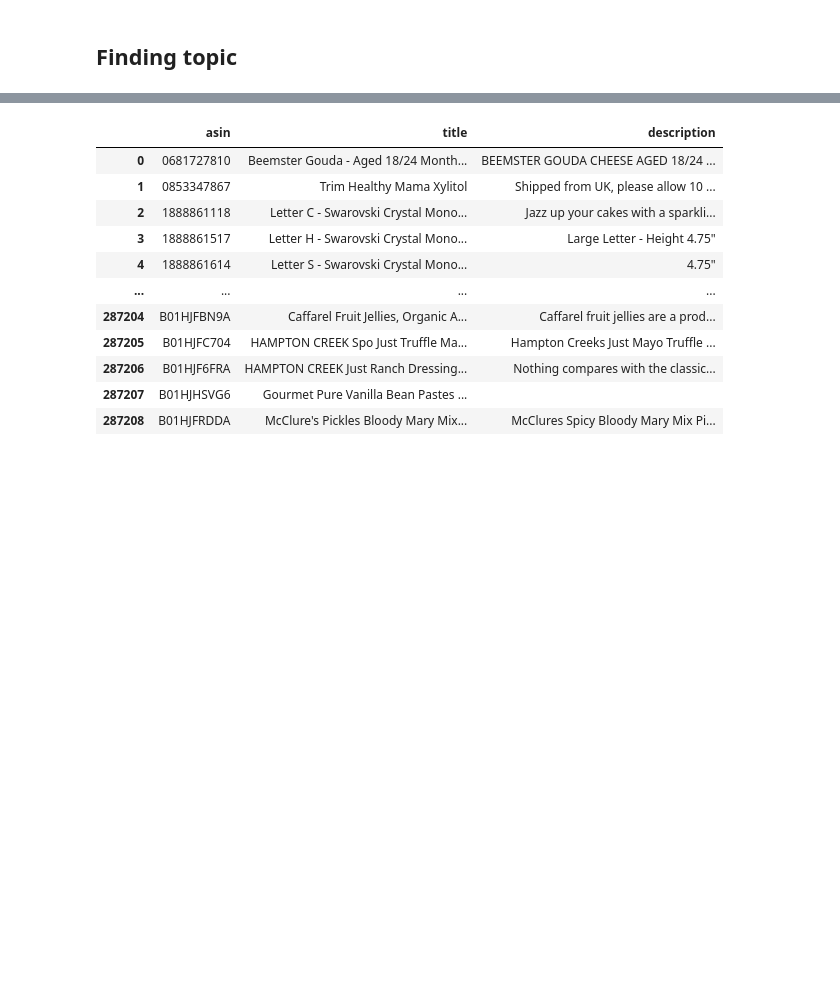
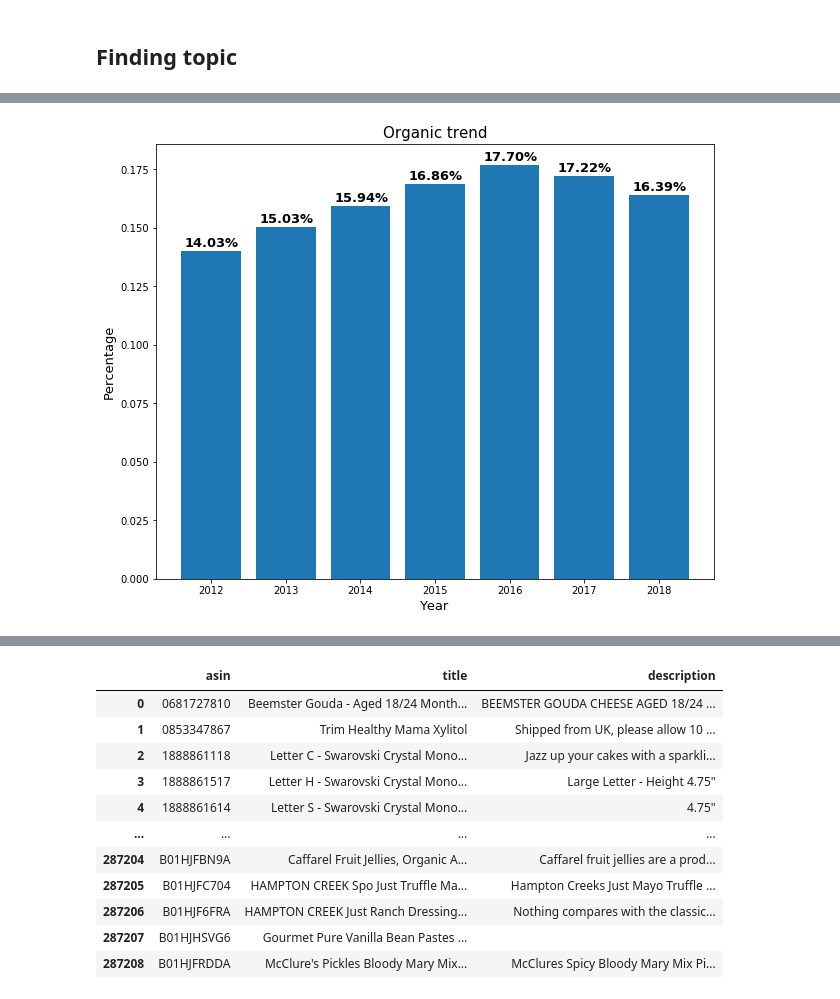
Before and after one commit to JulesssG/ADA-project, a Jupyter notebook: milestone_2.ipynb, the cells around one changed output, grey strips where cells are left out. Drawn from its saved outputs; the diff is of its cells as text; code cells hidden in the pictures; blank space fills up the shorter version.

Commit message:
Add trends, top 40 products, keywords assosciated to countries, plots

```diff
--- a/milestone_2.ipynb
+++ b/milestone_2.ipynb
@@ -318,0 +444,44 @@ Nice! We can now proceed with the analysis!
+# %%
+def plot_proportion_year(keywords, meta_df, min_date, max_date, title):
+    # Find products that contain at least one of the keywords
+    asins = meta_df["asin"][(meta_df["title"].str.contains('|'.join(keywords))) |\
+                         (meta_df["description"].str.contains('|'.join(keywords)))].values
+
+    # Only take into account reviews that are withing the given time period
+    reviews_year = reviews.copy()
+    reviews_year = reviews_year[(reviews_year['reviewTime'] >= min_date) & (reviews_year['reviewTime'] <= max_date)]
+    reviews_year['reviewTime'] = reviews_year['reviewTime'].apply(lambda date: date.year)
+
+    # Count how many review per year there were on these products
+    reviews_per_date_interest = reviews_year[['reviewTime', 'asin']].copy()
+    reviews_per_date_interest = reviews_per_date_interest[['reviewTime']][reviews_per_date_interest['asin'].isin(asins)]
+    reviews_per_date_interest = pd.DataFrame(reviews_per_date_interest.groupby('reviewTime').size(), columns=['count_interest'])
+
+    # Count total number of reviews per year
+    reviews_per_date = reviews_year[['reviewTime']].copy()
+    reviews_per_date = pd.DataFrame(reviews_per_date.groupby('reviewTime').size(), columns=['count_total'])
+
+    # Compute percentage of reviews that are about the selected products
+    reviews_per_date = reviews_per_date.merge(reviews_per_date_interest, left_index=True, right_index=True)
+    reviews_per_date["proportion_interest"] = reviews_per_date["count_interest"].fillna(0) / reviews_per_date["count_total"] # fillna just in case
+
+    # Get years and proportions
+    reviews_per_date.sort_index(inplace=True)
+    years = reviews_per_date.index
+    proportions = reviews_per_date["proportion_interest"].values
+
+    fig = plt.figure(figsize=(10,8))
+    ax = fig.add_subplot(111)
+    ax.bar(years, proportions)
+
+    # Show value on top of bar
+    for a,b in zip(years, proportions):
+        plt.text(a - .35, b + np.max(proportions)/100, f"{b*100:.2f}%", fontsize=13, fontweight='bold')
+
+    plt.title(title, fontsize=15)
+    plt.xlabel("Year", fontsize=13)
+    plt.ylabel("Percentage", fontsize=13)
+# %%
+plot_proportion_year(['organic'], lemmatized, min_date="2012-01-01", max_date="2018-05-01", title="Organic trend")
+# %% [output]
+[figure, added]
```
Also changed, not shown: parts of 53 cells of this notebook, 13 other files.
